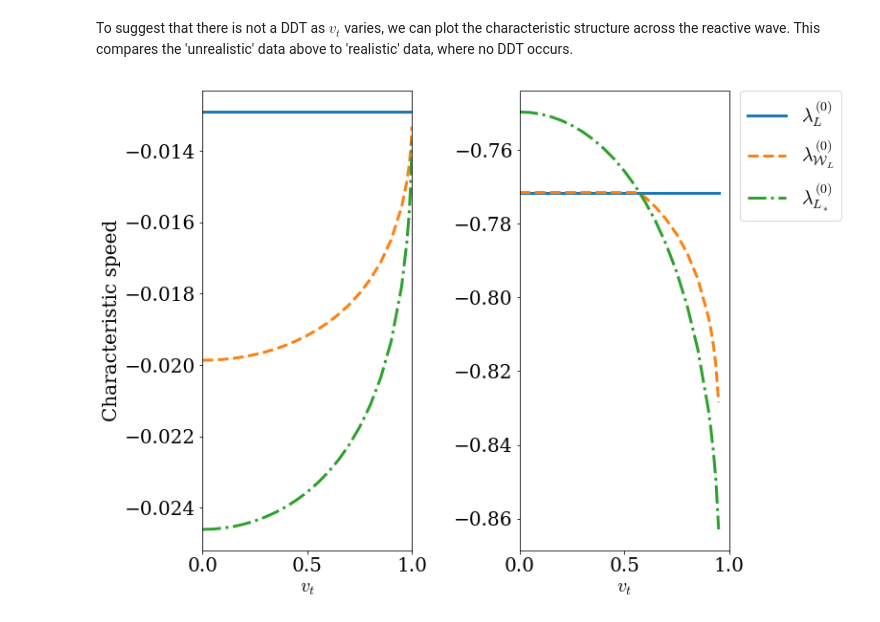
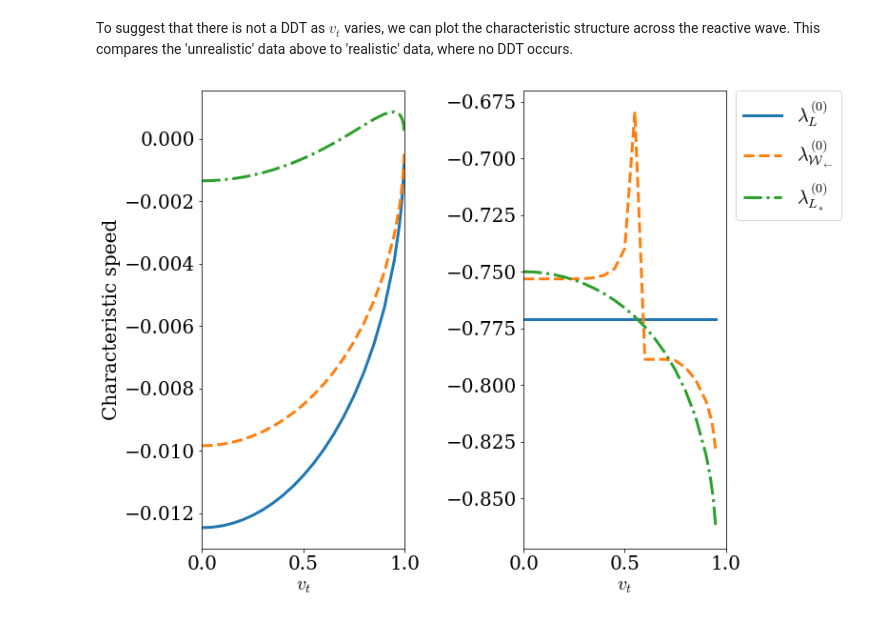
Before and after one commit to harpolea/r3d2, a Jupyter notebook: examples/paper_tangential_velocities.ipynb, the cells around one changed output. Drawn from its saved outputs; the diff is of its cells as text; code cells hidden in the pictures.

Commit message:
Switched order for waves in ocean characteristics plot

```diff
--- a/examples/paper_tangential_velocities.ipynb
+++ b/examples/paper_tangential_velocities.ipynb
@@ -265,5 +265,3 @@ for n, q in enumerate(qs):
     cs[-1] = data[:,-1]
     xis.append([])
     xis[-1] = xi
-
-    display(rp)
@@ -513,7 +452,7 @@ for n, vt in enumerate(vtrs):
     U_burnt = State(0.1, 0, 0, 1.5e-4, eos)
     U_reactive = State(1.0, 0, vt, 1.5e-4, eos_reactive)
 
-    rp = RiemannProblem(U_burnt, U_reactive)
+    rp = RiemannProblem(U_reactive, U_burnt)
     wavespeeds_no_ddt[n, 0] = rp.waves[0].q_l.wavespeed(0)
     wavespeeds_no_ddt[n, 1] = rp.waves[0].wavespeed[0]
     wavespeeds_no_ddt[n, 2] = rp.waves[0].q_r.wavespeed(0)
@@ -526,37 +465,38 @@ wavespeeds_ddt = numpy.zeros((len(vtrs2), 3))
 
 for n, vt in enumerate(vtrs2):
 
-    U_burnt = State(1, 0, 0, 5, eos)
-    U_reactive = State(1, -0.3, vt, 2, eos_reactive)
+    U_reactive = State(1, 0, 0, 5, eos_reactive)
+    U_burnt = State(1, -0.3, vt, 2, eos)
 
-    rp = RiemannProblem(U_burnt, U_reactive)
+    rp = RiemannProblem(U_reactive, U_burnt)
     wavespeeds_ddt[n, 0] = rp.waves[0].q_l.wavespeed(0)
     wavespeeds_ddt[n, 1] = rp.waves[0].wavespeed[0]
     wavespeeds_ddt[n, 2] = rp.waves[0].q_r.wavespeed(0)
 
 fig, axs = pyplot.subplots(1,2)
 
 axs[0].plot(vtrs, wavespeeds_no_ddt[:, 0],
             lstyles[0], linewidth=3, label=r"$\lambda^{(0)}_L$")
 axs[0].plot(vtrs, wavespeeds_no_ddt[:, 1],
             lstyles[1], linewidth=3, label=r"$\lambda^{(0)}_{{\cal W}_L}$")
 axs[0].plot(vtrs, wavespeeds_no_ddt[:, 2],
             lstyles[2], linewidth=3, label=r"$\lambda^{(0)}_{L_*}$")
 axs[0].set_xlabel(r"$v_t$")
 axs[0].set_ylabel("Characteristic speed")
 axs[0].set_xlim(0, 1)
 
 axs[1].plot(vtrs2, wavespeeds_ddt[:, 0],
             lstyles[0], linewidth=3, label=r"$\lambda^{(0)}_L$")
 axs[1].plot(vtrs2, wavespeeds_ddt[:, 1],
-            lstyles[1], linewidth=3, label=r"$\lambda^{(0)}_{{\cal W}_L}$")
+            lstyles[1], linewidth=3, label=r"$\lambda^{(0)}_{{\cal W}_\leftarrow}$")
 axs[1].plot(vtrs2, wavespeeds_ddt[:, 2],
             lstyles[2], linewidth=3, label=r"$\lambda^{(0)}_{L_*}$")
 axs[1].set_xlabel(r"$v_t$")
 axs[1].set_xlim(0, 1)
 
 
 fig.tight_layout()
 lgd = axs[1].legend(bbox_to_anchor=(1.05, 1), loc=2, borderaxespad=0.)
+fig.savefig('vt_char_ns_ocean.pdf', bbox_extra_artists=(lgd,), bbox_inches='tight')
 # %% [output]
-[figure, old version]
+[figure, new version]
```
Also changed, not shown: parts of 2 cells of this notebook.
